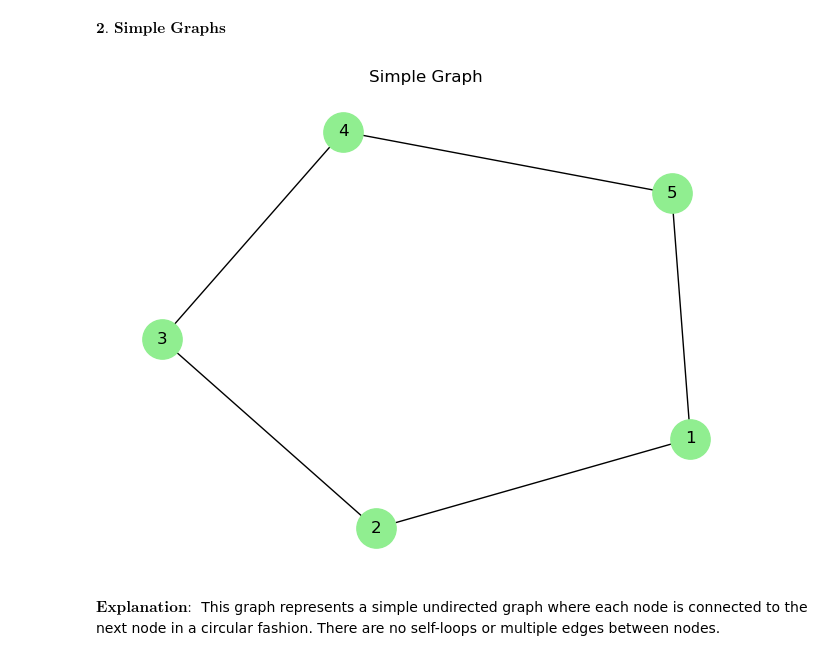
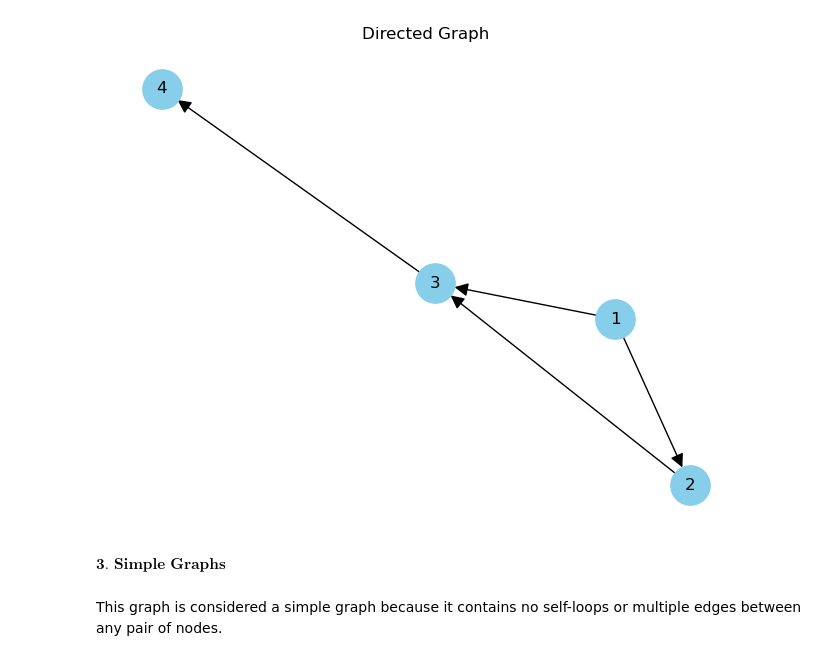
Before and after one commit to zphrc/Discrete_Math_2, a Jupyter notebook: Roca_Assignments/Lecture_3.ipynb, the cells around one changed output. Cells and saved outputs as stored; diff of their text form; code cells hidden in the pictures.

```diff
--- a/Roca_Assignments/Lecture_3.ipynb
+++ b/Roca_Assignments/Lecture_3.ipynb
@@ -21,20 +26,19 @@ This graph represents a directed graph where each node is connected to the next
+# %%
+import matplotlib.pyplot as plt
+import networkx as nx
+
+G = nx.DiGraph()
+
+G.add_nodes_from([1, 2, 3, 4])
+
+G.add_edges_from([(1, 2), (1, 3), (2, 3), (3, 4)])
+
+nx.draw(G, with_labels=True, node_color='skyblue', node_size=800, arrows=True, arrowsize=20)
+plt.title('Directed Graph')
+plt.show()
+# %% [output]
+[figure, new version]
 # %% [markdown]
-$\textbf{2. Simple Graphs}$
+$\textbf{3. Simple Graphs}$
-# %%
-import matplotlib.pyplot as plt
-import networkx as nx
-
-G = nx.Graph()
-
-G.add_nodes_from([1, 2, 3, 4, 5])
-
-G.add_edges_from([(1, 2), (2, 3), (3, 4), (4, 5), (5, 1)])
-
-nx.draw(G, with_labels=True, node_color='lightgreen', node_size=800)
-plt.title('Simple Graph')
-plt.show()
-# %% [output]
-[figure, old version]
 # %% [markdown]
-$\textbf{Explanation: }$
-This graph represents a simple undirected graph where each node is connected to the next node in a circular fashion. There are no self-loops or multiple edges between nodes.
+This graph is considered a simple graph because it contains no self-loops or multiple edges between any pair of nodes.
```
Also changed, not shown: parts of 46 cells of this notebook.
